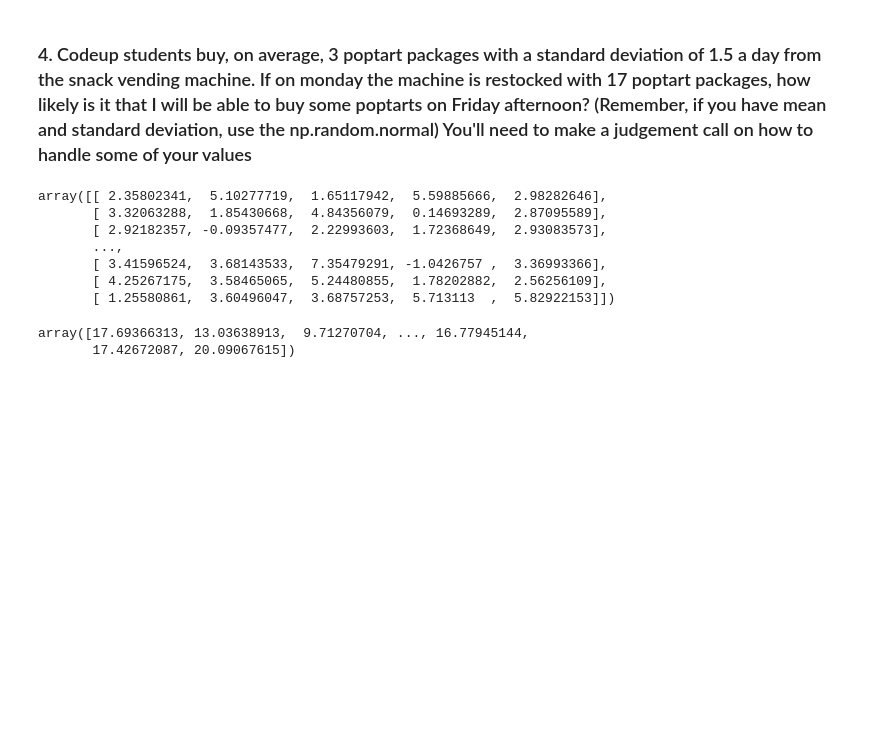
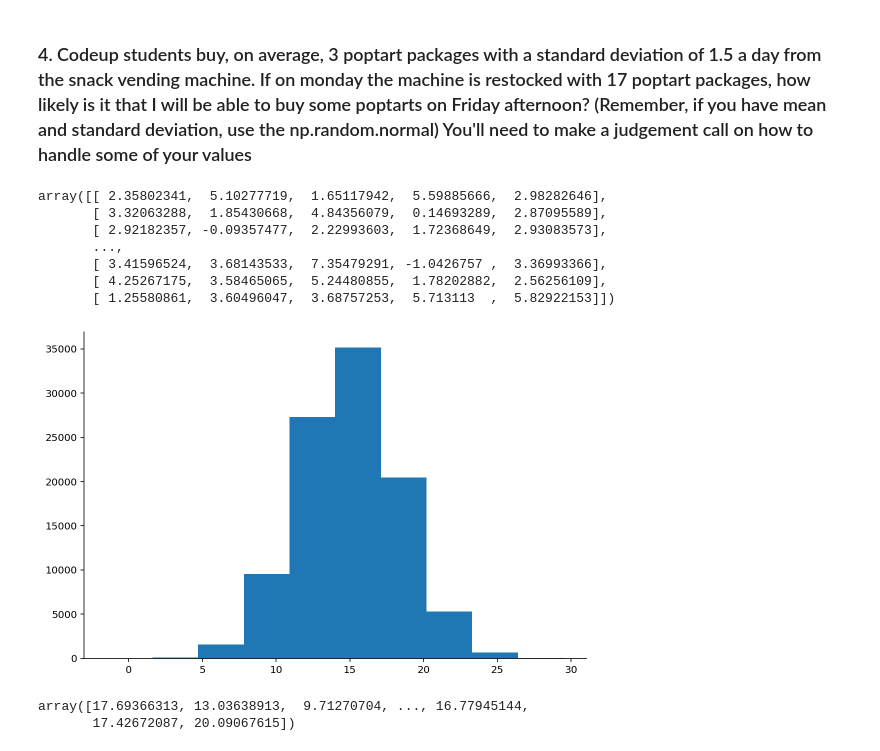
Before and after one commit to markydoug/statistics-exercises, a Jupyter notebook: simulation.ipynb, the cells around one changed output. Cells and saved outputs as stored; diff of their text form; code cells hidden in the pictures; blank space fills up the shorter version.

```diff
--- a/simulation.ipynb
+++ b/simulation.ipynb
@@ -156,6 +174,10 @@ array([[ 2.35802341,  5.10277719,  1.65117942,  5.59885666,  2.98282646],
        [ 3.41596524,  3.68143533,  7.35479291, -1.0426757 ,  3.36993366],
        [ 4.25267175,  3.58465065,  5.24480855,  1.78202882,  2.56256109],
        [ 1.25580861,  3.60496047,  3.68757253,  5.713113  ,  5.82922153]])
+# %%
+plt.hist(poptarts_bought_daily.sum(axis=1));
+# %% [output]
+[figure, added]
 # %%
 #sum daily poptart purchases to get weekly purchases
 poptarts_bought_weekly = poptarts_bought_daily.sum(axis=1)
```
Also changed, not shown: parts of 11 cells of this notebook.
